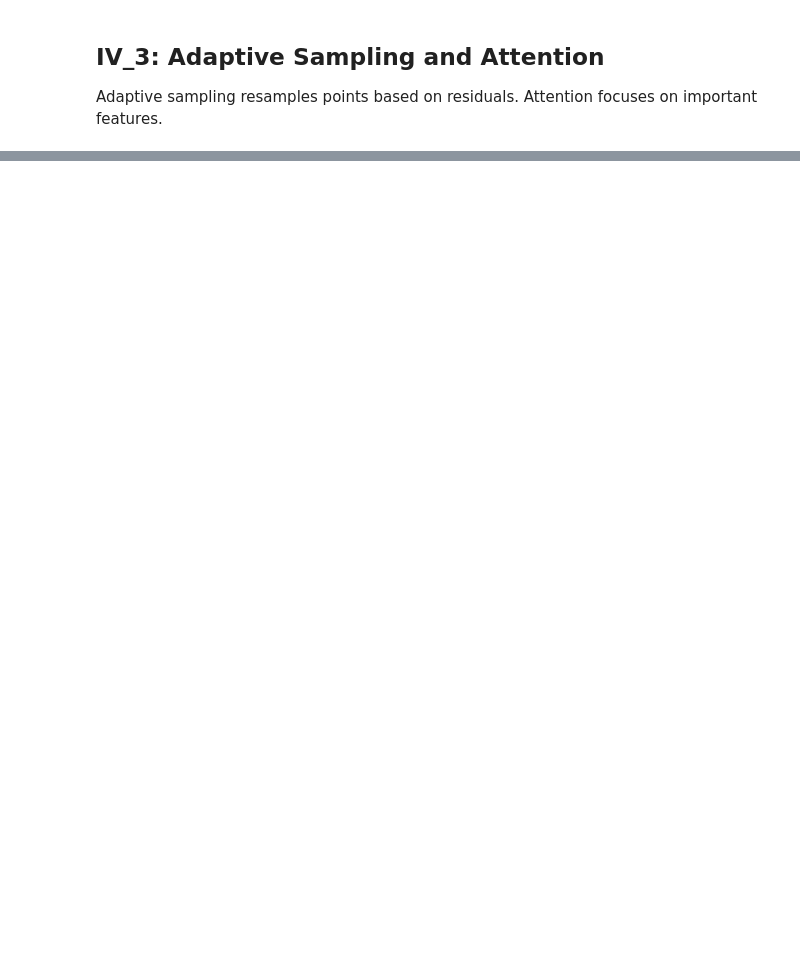
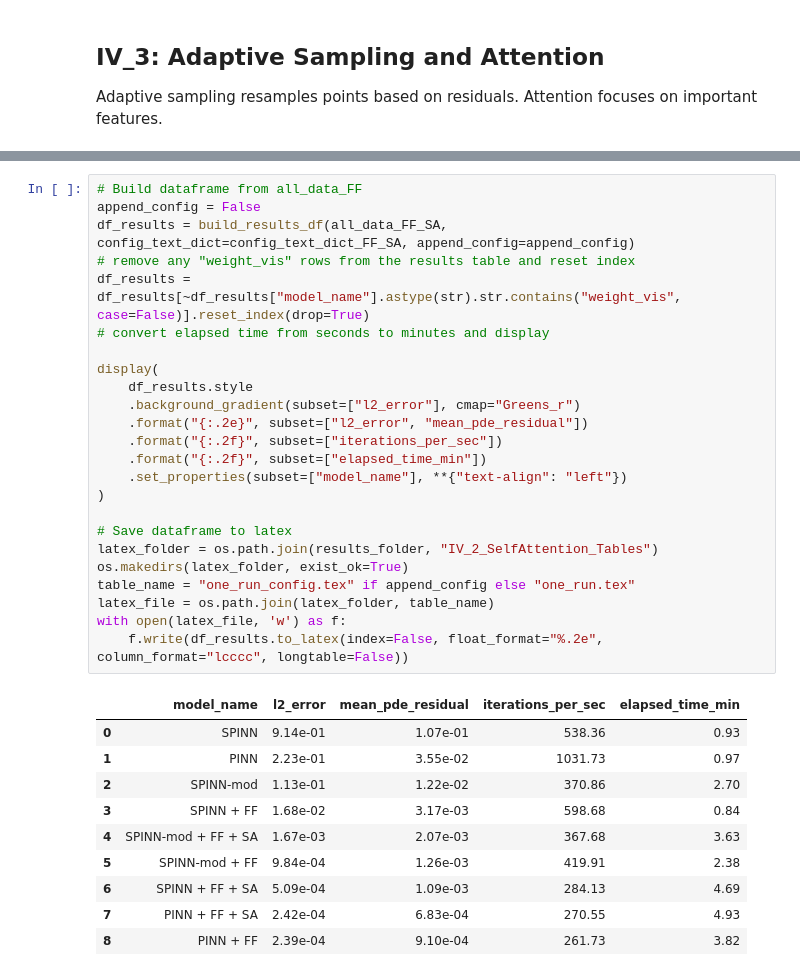
Before and after one commit to bonneted/PhD, a Jupyter notebook: IV_ImprovingTraining.ipynb, the cells around one changed output, grey strips where cells are left out. Drawn from its saved outputs; the diff is of its cells as text; blank space fills up the shorter version.

```diff
--- a/IV_ImprovingTraining.ipynb
+++ b/IV_ImprovingTraining.ipynb
@@ -487,0 +485,35 @@ Fig width: 10.5, set it to 3.50 < 6.34 (A4 with margins) in latex to have a prin
+# %%
+# Build dataframe from all_data_FF
+append_config = False
+df_results = build_results_df(all_data_FF_SA, config_text_dict=config_text_dict_FF_SA, append_config=append_config)
+# remove any "weight_vis" rows from the results table and reset index
+df_results = df_results[~df_results["model_name"].astype(str).str.contains("weight_vis", case=False)].reset_index(drop=True)
+# convert elapsed time from seconds to minutes and display
+
+display(
+    df_results.style
+    .background_gradient(subset=["l2_error"], cmap="Greens_r")
+    .format("{:.2e}", subset=["l2_error", "mean_pde_residual"])
+    .format("{:.2f}", subset=["iterations_per_sec"])
+    .format("{:.2f}", subset=["elapsed_time_min"])
+    .set_properties(subset=["model_name"], **{"text-align": "left"})
+)
+
+# Save dataframe to latex
+latex_folder = os.path.join(results_folder, "IV_2_SelfAttention_Tables")
+os.makedirs(latex_folder, exist_ok=True)
+table_name = "one_run_config.tex" if append_config else "one_run.tex"
+latex_file = os.path.join(latex_folder, table_name)
+with open(latex_file, 'w') as f:
+    f.write(df_results.to_latex(index=False, float_format="%.2e", column_format="lcccc", longtable=False))
+# %% [output]
+|  | model_name | l2_error | mean_pde_residual | iterations_per_sec | elapsed_time_min |
+| 0 | SPINN | 9.14e-01 | 1.07e-01 | 538.36 | 0.93 |
+| 1 | PINN | 2.23e-01 | 3.55e-02 | 1031.73 | 0.97 |
+| 2 | SPINN-mod | 1.13e-01 | 1.22e-02 | 370.86 | 2.70 |
+| 3 | SPINN + FF | 1.68e-02 | 3.17e-03 | 598.68 | 0.84 |
+| 4 | SPINN-mod + FF + SA | 1.67e-03 | 2.07e-03 | 367.68 | 3.63 |
+| 5 | SPINN-mod + FF | 9.84e-04 | 1.26e-03 | 419.91 | 2.38 |
+| 6 | SPINN + FF + SA | 5.09e-04 | 1.09e-03 | 284.13 | 4.69 |
+| 7 | PINN + FF + SA | 2.42e-04 | 6.83e-04 | 270.55 | 4.93 |
+| 8 | PINN + FF | 2.39e-04 | 9.10e-04 | 261.73 | 3.82 |
```
Also changed, not shown: parts of 11 cells of this notebook, 7 other files.
